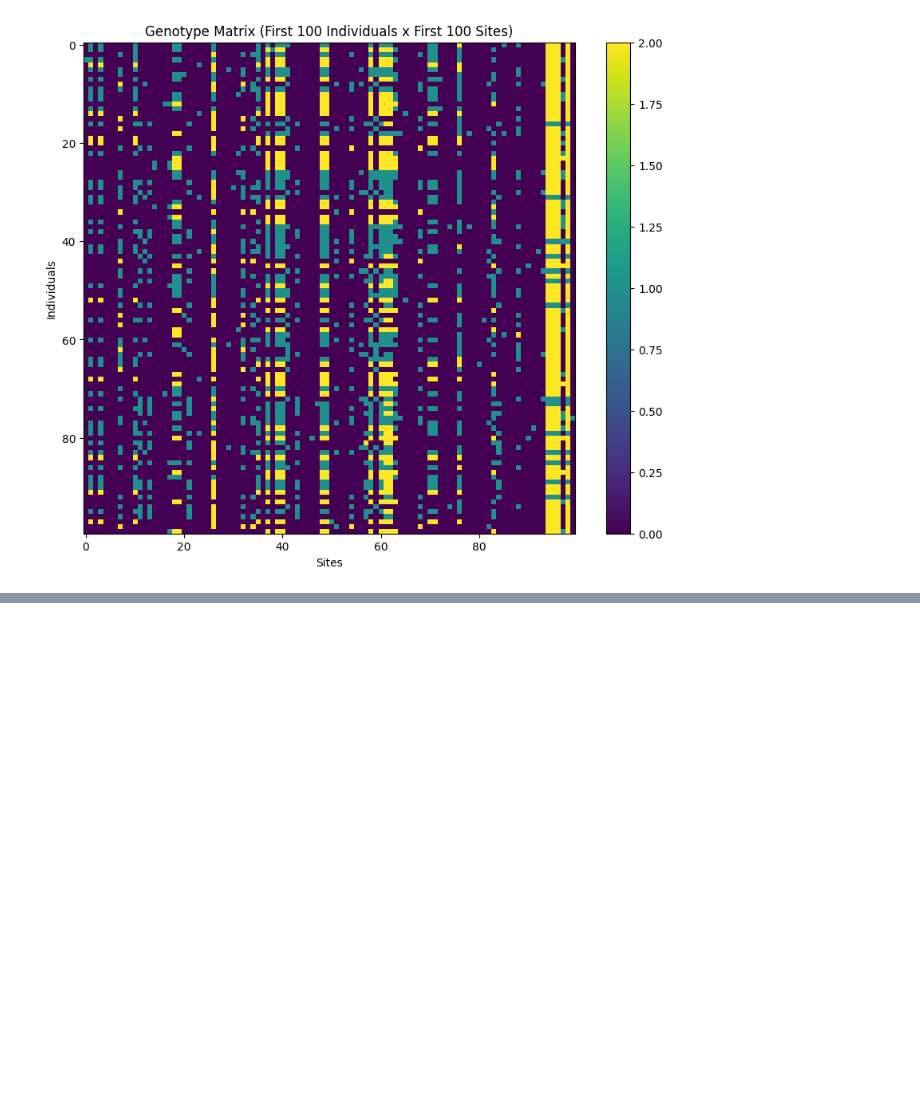
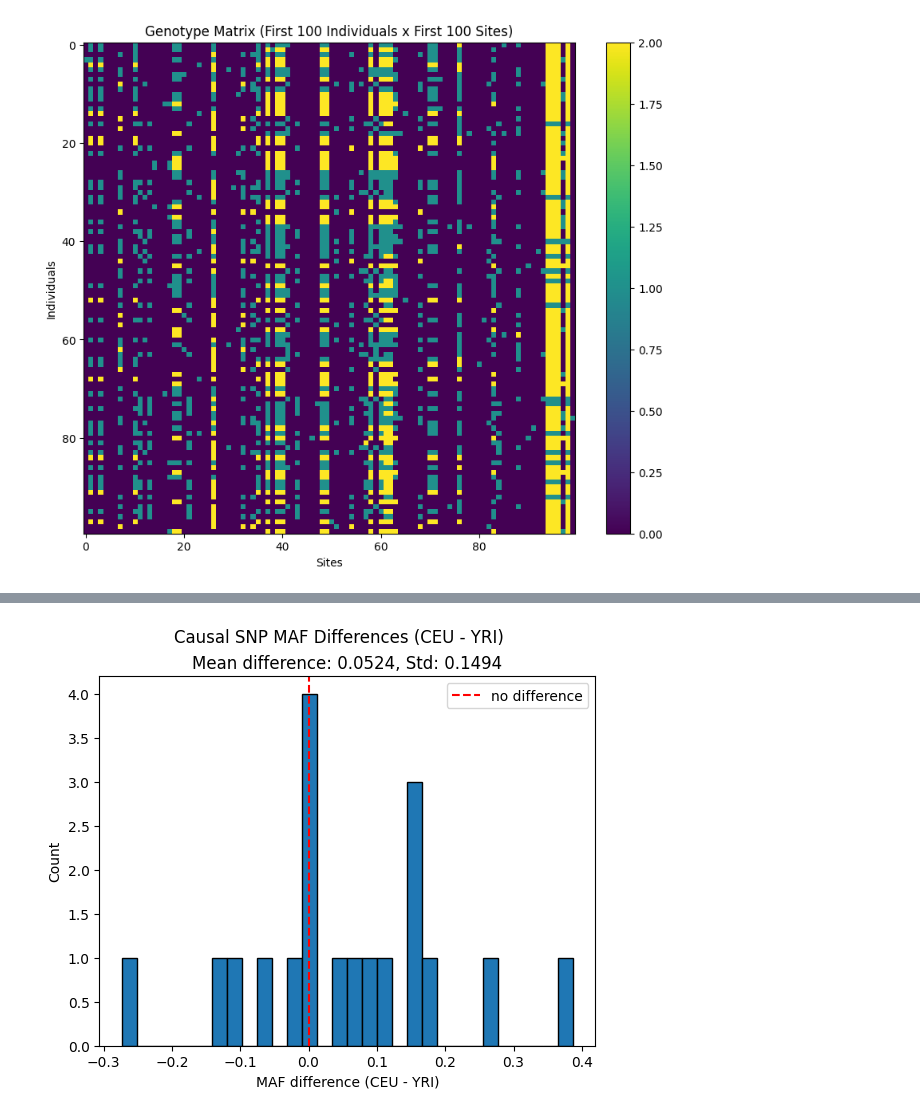
Before and after one commit to ak1376/XPopVAE, a Jupyter notebook: notebooks/inspecting_VAE_output.ipynb, the cells around one changed output, grey strips where cells are left out. Saved outputs shown, nothing was run; the diff lists cells and outputs as text; code cells hidden in the pictures; blank space fills up the shorter version.

```diff
--- a/notebooks/inspecting_VAE_output.ipynb
+++ b/notebooks/inspecting_VAE_output.ipynb
@@ -394,0 +546,13 @@ plt.show()
+# %%
+deviations = table['freq_CEU_disc_train'] - table['freq_YRI_target_held_out']
+plt.figure()
+plt.hist(deviations, bins=30, edgecolor='black')
+plt.axvline(0, color='red', linestyle='--', label='no difference')
+plt.xlabel('MAF difference (CEU - YRI)')
+plt.ylabel('Count')
+plt.suptitle('Causal SNP MAF Differences (CEU - YRI)')
+plt.title(f'Mean difference: {deviations.mean():.4f}, Std: {deviations.std():.4f}')
+plt.legend()
+plt.show()
+# %% [output]
+[figure, added]
```
Also changed, not shown: parts of 13 cells of this notebook, 7 other files.
